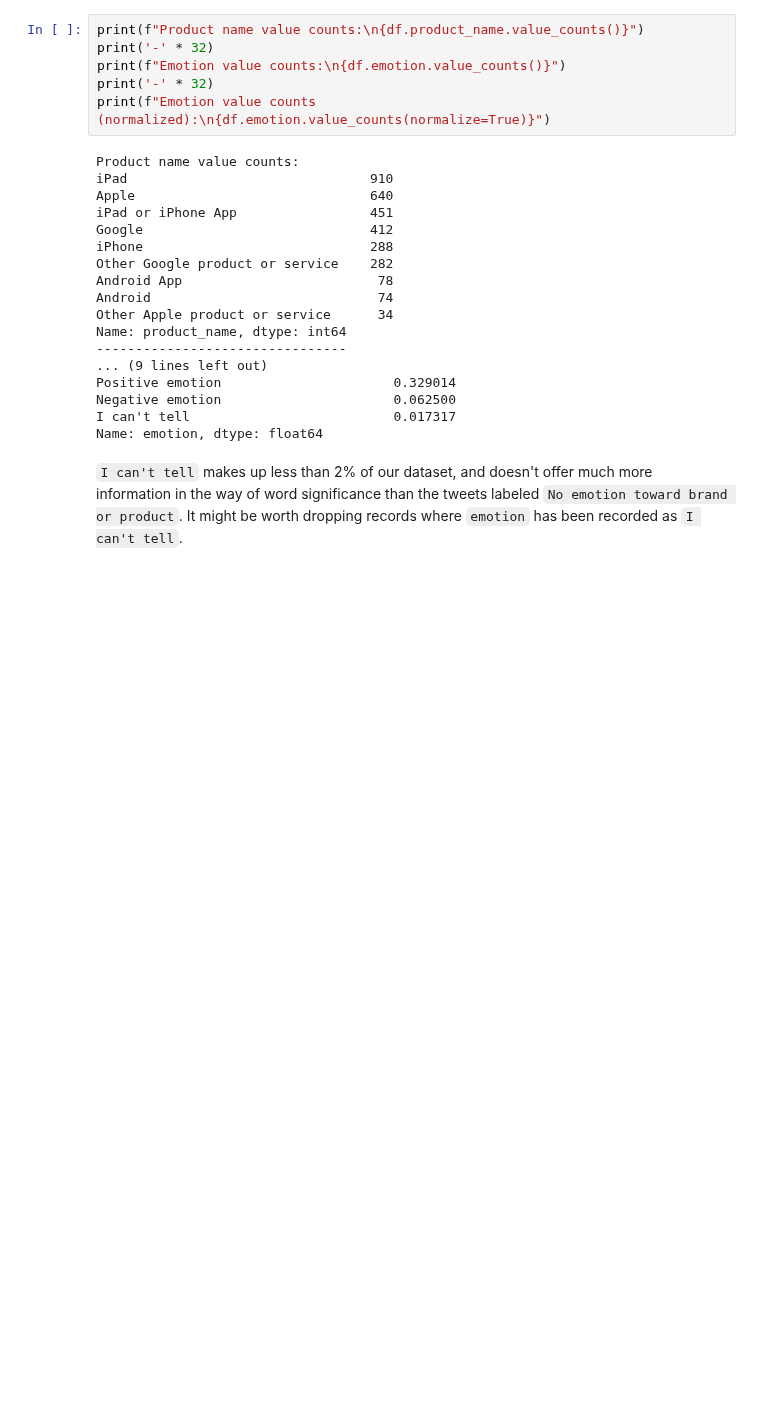
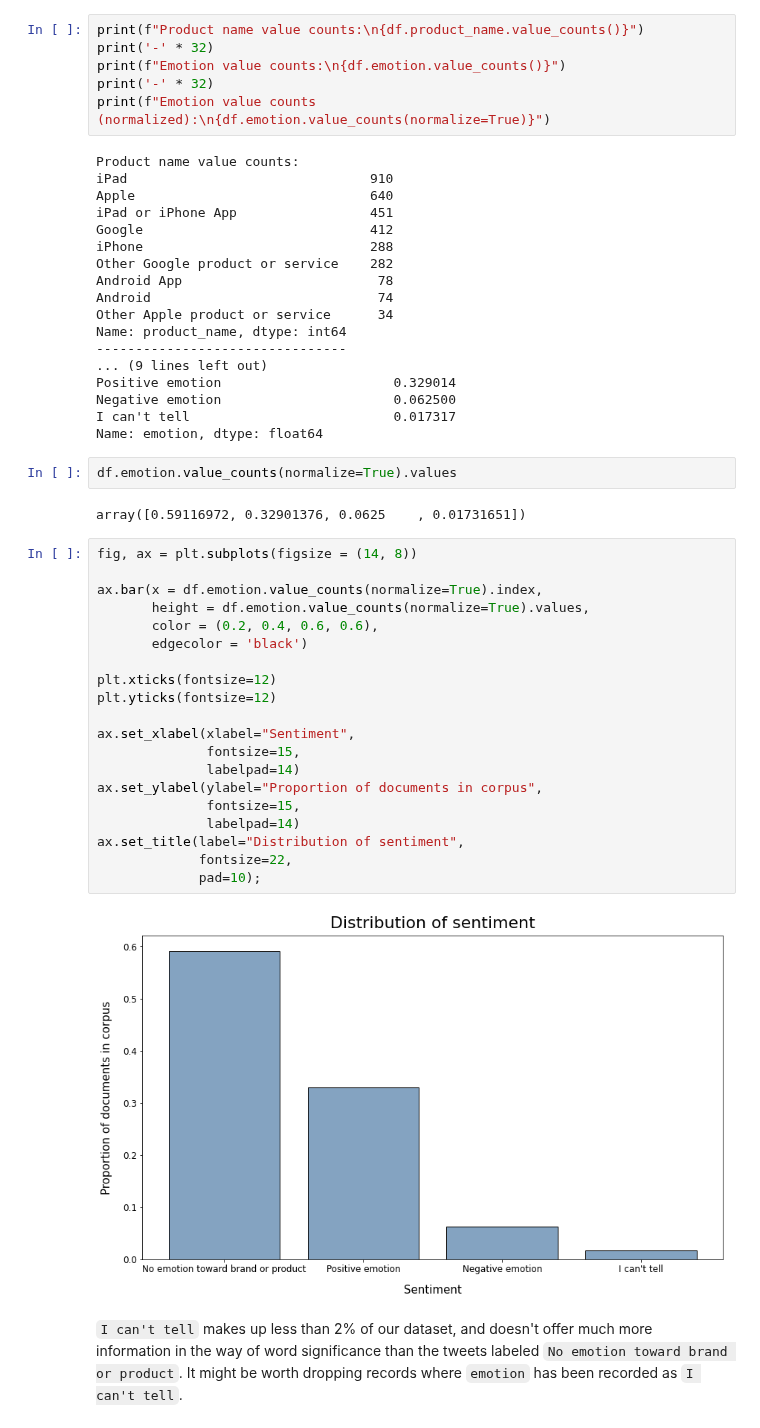
Before and after one commit to ssaeed85/dsc-ph4-TweetSentimentAnalysis-NLP, a Jupyter notebook: Workspace/Luke/Initial_Cleaning.ipynb, the cells around one changed output. Drawn from its saved outputs; the diff is of its cells as text; blank space fills up the shorter version.

Commit message:
Minor changes to notebook incl. visualization of target count

```diff
--- a/Workspace/Luke/Initial_Cleaning.ipynb
+++ b/Workspace/Luke/Initial_Cleaning.ipynb
@@ -146,6 +152,32 @@ Positive emotion                      0.329014
 Negative emotion                      0.062500
 I can't tell                          0.017317
 Name: emotion, dtype: float64
+# %%
+df.emotion.value_counts(normalize=True).values
+# %% [output]
+array([0.59116972, 0.32901376, 0.0625    , 0.01731651])
+# %%
+fig, ax = plt.subplots(figsize = (14, 8))
+
+ax.bar(x = df.emotion.value_counts(normalize=True).index,
+       height = df.emotion.value_counts(normalize=True).values,
+       color = (0.2, 0.4, 0.6, 0.6),
+       edgecolor = 'black')
+
+plt.xticks(fontsize=12)
+plt.yticks(fontsize=12)
+
+ax.set_xlabel(xlabel="Sentiment",
+              fontsize=15,
+              labelpad=14)
+ax.set_ylabel(ylabel="Proportion of documents in corpus",
+              fontsize=15,
+              labelpad=14)
+ax.set_title(label="Distribution of sentiment",
+             fontsize=22,
+             pad=10);
+# %% [output]
+[figure, added]
 # %% [markdown]
 `I can't tell` makes up less than 2% of our dataset, and doesn't offer much more information in the way of word significance than the tweets labeled `No emotion toward brand or product`. It might be worth dropping records where `emotion` has been recorded as `I can't tell`.
 # %%
```
Also changed, not shown: parts of 11 cells of this notebook.
